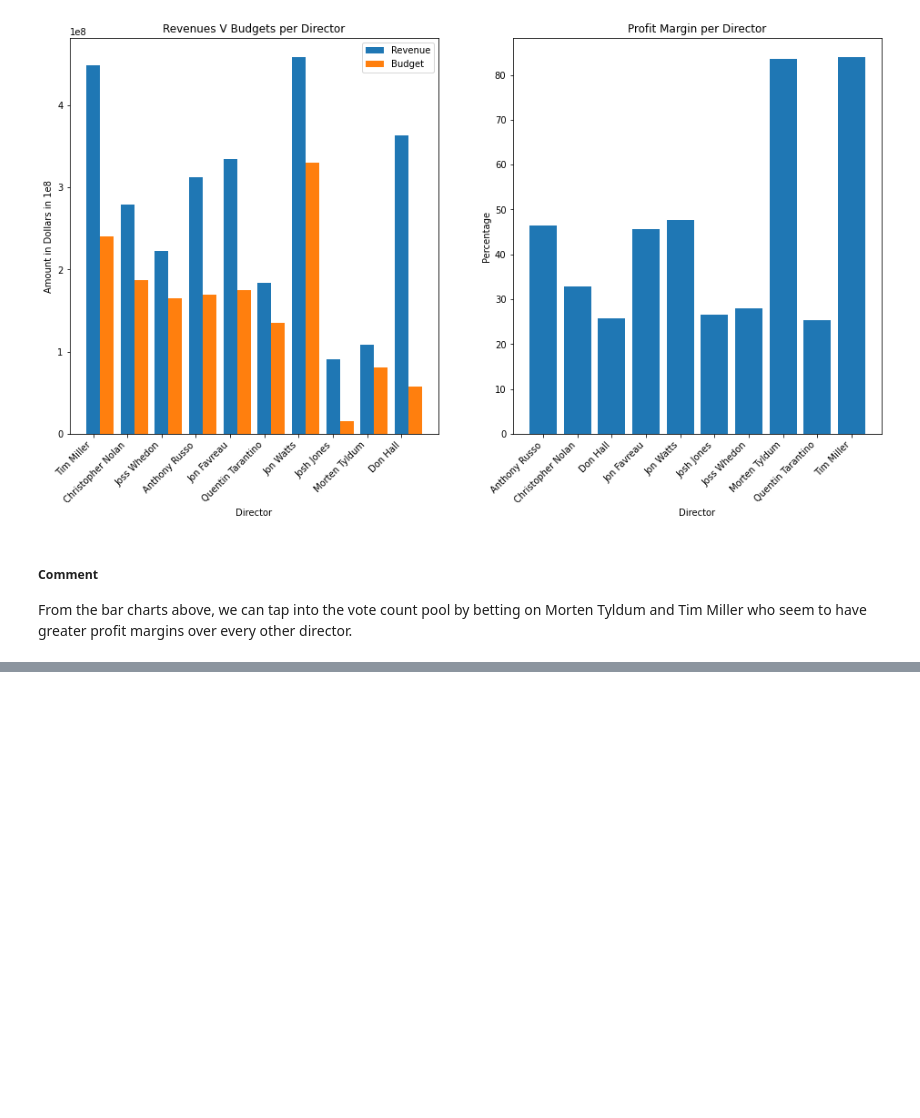
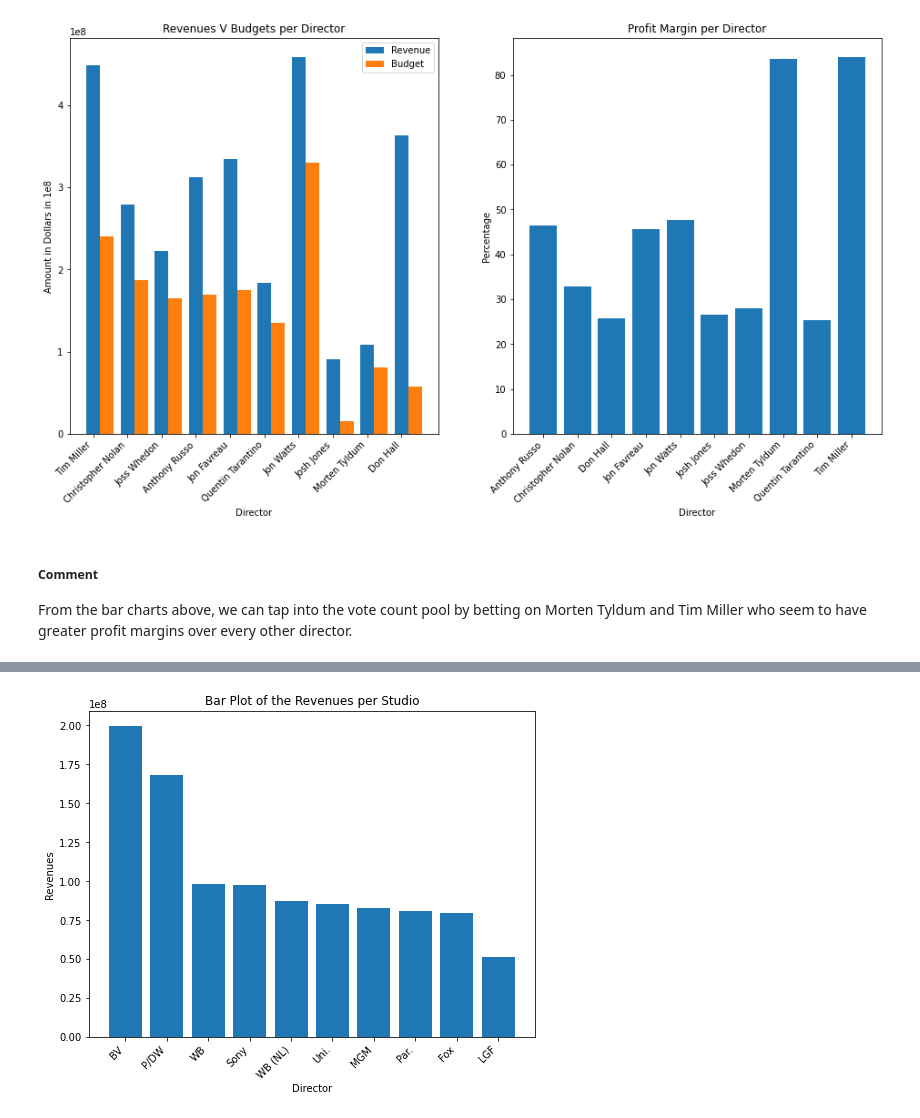
Before and after one commit to ggeorgekkariuki/Microsoft-Movie-Analysis, a Jupyter notebook: student.ipynb, the cells around one changed output, grey strips where cells are left out. Cells and saved outputs as stored; diff of their text form; code cells hidden in the pictures; blank space fills up the shorter version.

```diff
--- a/student.ipynb
+++ b/student.ipynb
@@ -770,0 +780,9 @@ From the bar charts above, we can tap into the vote count pool by betting on Mor
+# %%
+# Studios revenue generation
+studio_revenues = movies_df.groupby("studio")["revenue"].mean().sort_values(ascending = False)[:10]
+plot_bar(data=studio_revenues,
+        title="Bar Plot of the Revenues per Studio",
+        xlabel="Director",
+        ylabel="Revenues")
+# %% [output]
+[figure, added]
```
Also changed, not shown: parts of 5 cells of this notebook.
